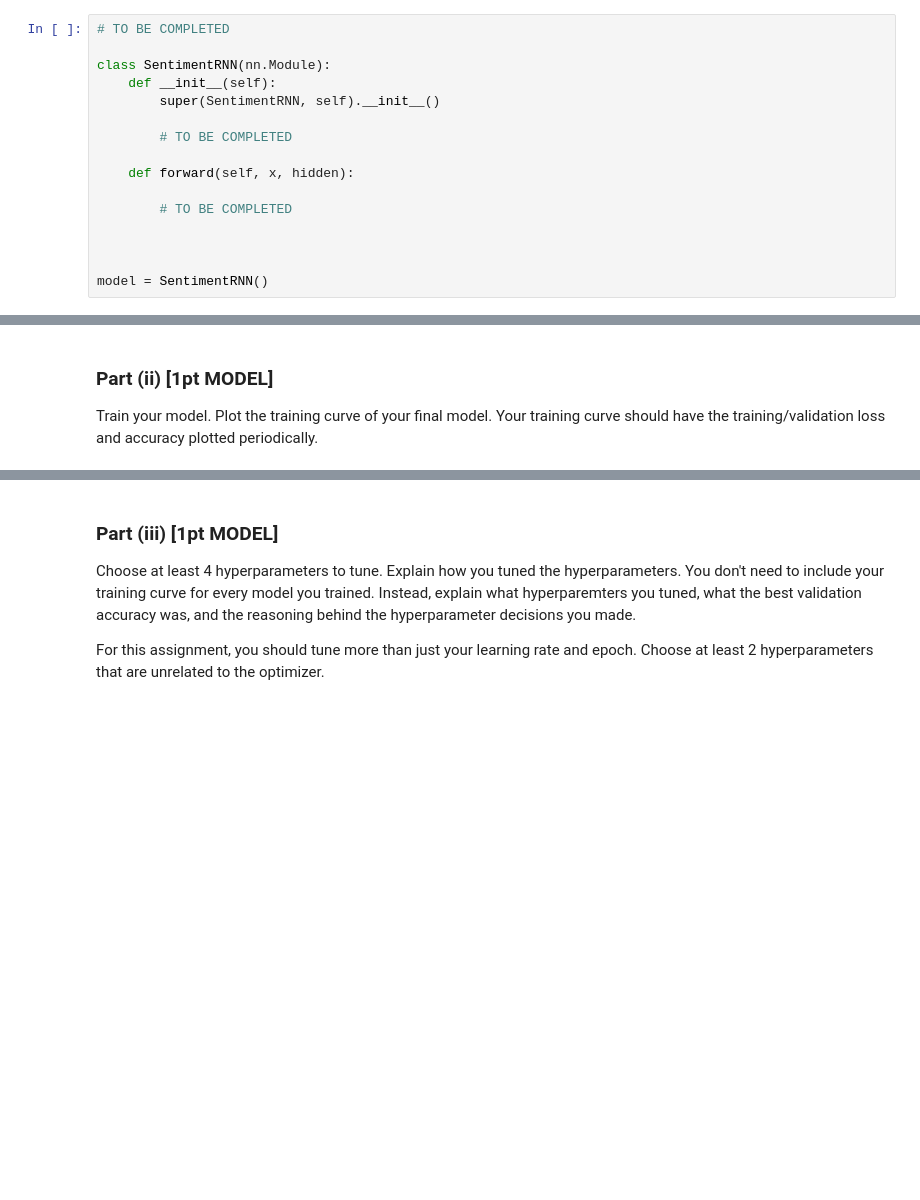
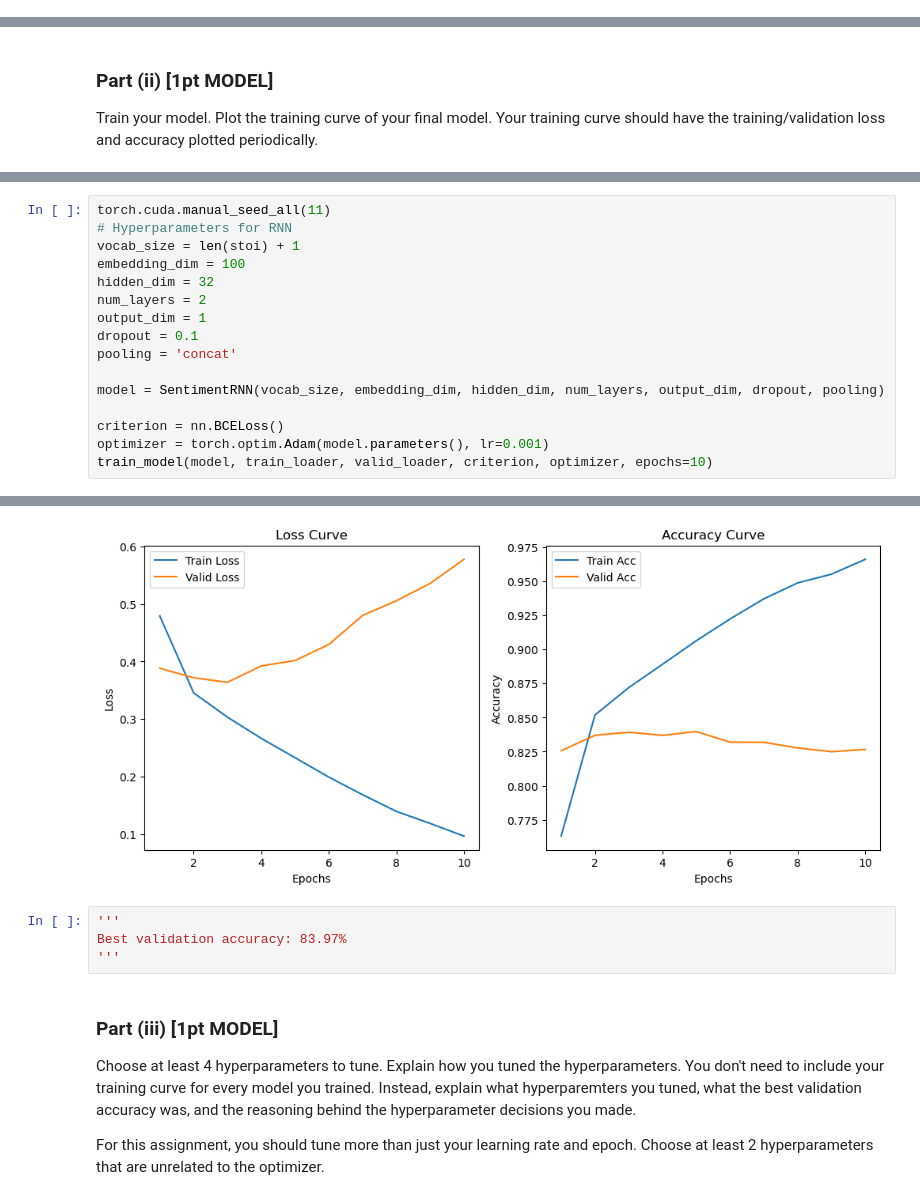
Before and after one commit to iolj-uoft/MIE1517-Intro-to-Deep-Learning, a Jupyter notebook: 2_Assignments/A4_RNN/A4.ipynb, the cells around one changed output, grey strips where cells are left out. Drawn from its saved outputs; the diff is of its cells as text; blank space fills up the shorter version.

```diff
--- a/2_Assignments/A4_RNN/A4.ipynb
+++ b/2_Assignments/A4_RNN/A4.ipynb
@@ -313,19 +429,3 @@ class BaselineSentimentRNN(nn.Module):
         # hidden.shape = (num_layers, batch_size, hidden_dim)
         out = self.fc(hidden[-1])  # take the last layer's hidden state
         return out
-# %%
-# TO BE COMPLETED
-
-class SentimentRNN(nn.Module):
-    def __init__(self):
-        super(SentimentRNN, self).__init__()
-
-        # TO BE COMPLETED
-
-    def forward(self, x, hidden):
-
-        # TO BE COMPLETED
-
-
-
-model = SentimentRNN()
@@ -357,0 +591,17 @@ accuracy plotted periodically.
+# %%
+torch.cuda.manual_seed_all(11)
+# Hyperparameters for RNN
+vocab_size = len(stoi) + 1
+embedding_dim = 100
+hidden_dim = 32
+num_layers = 2
+output_dim = 1
+dropout = 0.1
+pooling = 'concat'
+
+model = SentimentRNN(vocab_size, embedding_dim, hidden_dim, num_layers, output_dim, dropout, pooling)
+
+criterion = nn.BCELoss()
+optimizer = torch.optim.Adam(model.parameters(), lr=0.001)
+train_model(model, train_loader, valid_loader, criterion, optimizer, epochs=10)
+# %% [output]
@@ -358,3 +618,8 @@ accuracy plotted periodically.
+[figure, added]
+# %%
+'''
+Best validation accuracy: 83.97%
+'''
 # %% [markdown]
 ### Part (iii) [1pt MODEL]
 
```
Also changed, not shown: parts of 45 cells of this notebook, 1 other file.
